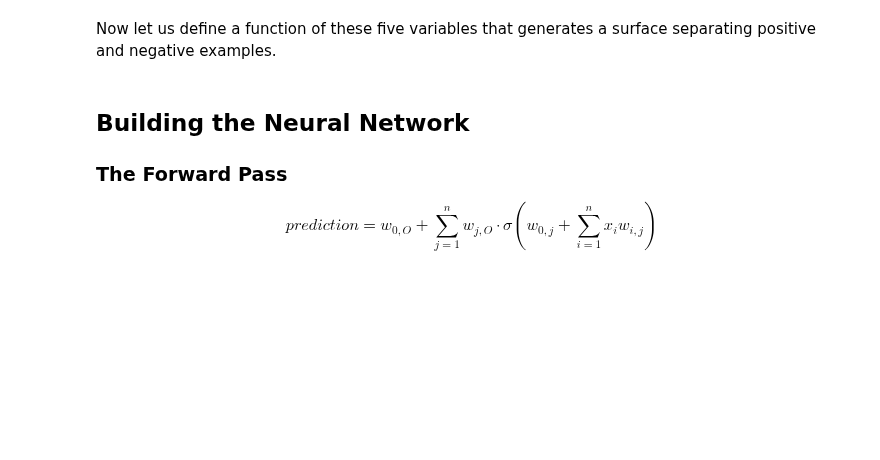
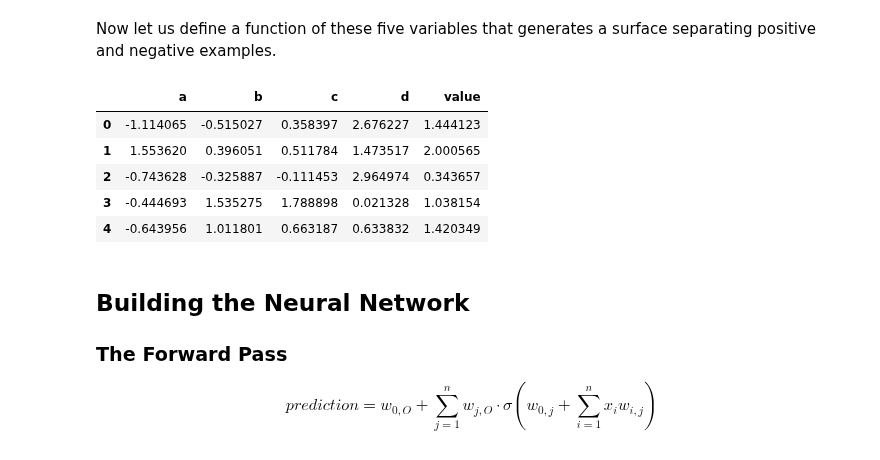
Before and after one commit to IanRDavies/data-science-tutorials, a Jupyter notebook: Neural Networks/02. Multi-Layer Perceptrons (Neural Networks).ipynb, the cells around one changed output. Cells and saved outputs as stored; diff of their text form; code cells hidden in the pictures; blank space fills up the shorter version.

```diff
--- a/Neural Networks/02. Multi-Layer Perceptrons (Neural Networks).ipynb
+++ b/Neural Networks/02. Multi-Layer Perceptrons (Neural Networks).ipynb
@@ -89,23 +90,42 @@ $$
 
 To consider how neural networks work we need a set of data to learn from. In this case we will consider a a more complex classification problem wherein the outcome will be determined by some non-linear function of the inputs. This non-linear function is what we aim to learn with our network. First we must consider the relationship we wish to build. Let us consider a function of 5 variables.
 # %%
-a = 100 * np.random.random(10000)
-b = 50  * np.random.random(10000)
-c = 75  * np.random.random(10000)
-d = 10  * np.random.random(10000)
+a = np.random.normal(size=10000)
+b = np.random.normal(size=10000)
+c = np.random.normal(size=10000)
+d = np.random.normal(size=10000)
 # %% [markdown]
 Now let us define a function of these five variables that generates a surface separating positive and negative examples.
 # %%
 @np.vectorize
-def hyperplane(a,b,c,d,e):
+def hyperplane(a,b,c,d):
     value = 1
-    if a > 75:
+    if a > 0.75:
         value *= np.sqrt(a)
-    if b < 10:
+    if b < 0.1:
         value += b
-    if c > 60 or d < 5:
+    if c > -0.6 or d < 0:
         value += c * d
     return value
+# %%
+true_values = hyperplane(a,b,c,d)
+# %%
+dataset = pd.DataFrame(data={
+    'a':a,
+    'b':b,
+    'c':c,
+    'd':d,
+    'value': true_values
+})
+# %%
+dataset.head()
+# %% [output]
+|  | a | b | c | d | value |
+| 0 | -1.114065 | -0.515027 | 0.358397 | 2.676227 | 1.444123 |
+| 1 | 1.553620 | 0.396051 | 0.511784 | 1.473517 | 2.000565 |
+| 2 | -0.743628 | -0.325887 | -0.111453 | 2.964974 | 0.343657 |
+| 3 | -0.444693 | 1.535275 | 1.788898 | 0.021328 | 1.038154 |
+| 4 | -0.643956 | 1.011801 | 0.663187 | 0.633832 | 1.420349 |
 # %% [markdown]
 <a id="build"></a>
 ## Building the Neural Network
```
Also changed, not shown: parts of 9 cells of this notebook.
